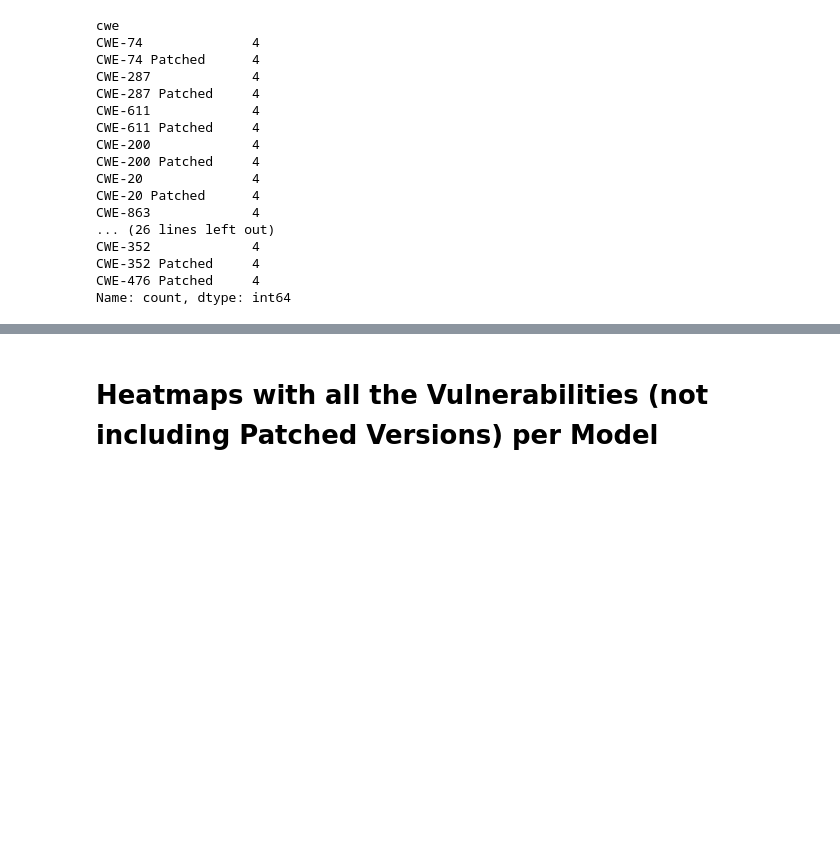
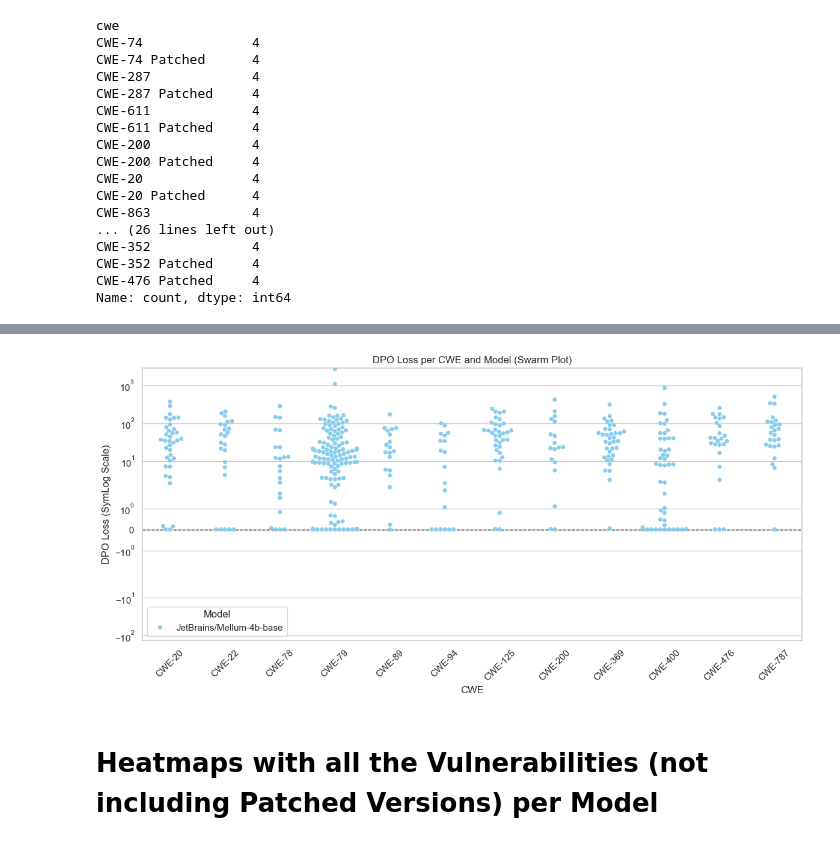
Before and after one commit to rufimelo99/lm-insecure-bias, a Jupyter notebook: sec_aware_cl/perplexity/perplexity.ipynb, the cells around one changed output, grey strips where cells are left out. Cells and saved outputs as stored; diff of their text form; code cells hidden in the pictures; blank space fills up the shorter version.

```diff
--- a/sec_aware_cl/perplexity/perplexity.ipynb
+++ b/sec_aware_cl/perplexity/perplexity.ipynb
@@ -406,0 +409,2 @@ Name: count, dtype: int64
+# %%
+framework_results_path = "../dpo_results/"
@@ -406,0 +479,10 @@ Name: count, dtype: int64
+# %%
+# Explode list-type columns for visualization
+list_columns = ["in_the_stack", "dpo_loss", "Aligned", "ppl_diff", "uncertainty_diff"]
+df = df.explode(list_columns, ignore_index=True)
+
+# Convert types for numerical plotting
+df["dpo_loss"] = df["dpo_loss"].astype(float)
+df["ppl_diff"] = df["ppl_diff"].astype(float)
+df["uncertainty_diff"] = df["uncertainty_diff"].astype(float)
+df[df["cwe"] == "CWE-74"]
@@ -407,3 +507,46 @@ Name: count, dtype: int64
+# %%
+import matplotlib.pyplot as plt
+import seaborn as sns
+
+# Set style
+sns.set(style="whitegrid", context="notebook")
+
+# Fix color palette
+paul_tol_palette = [
+    "#88CCEE", "#44AA99", "#332288", "#117733",
+    "#DDCC77", "#CC6677", "#AA4499", "#882255"
+]
+
+# Sort CWEs
+unique_cwes = df["cwe"].unique()
+sorted_unique_cwes = sorted(unique_cwes, key=lambda x: int(x.split('-')[1]))
+
+# Optional: Limit to top N CWEs if too many
+top_cwes = df["cwe"].value_counts().nlargest(12).index
+df_top = df[df["cwe"].isin(top_cwes)]
+
+# Plot: Swarm plot
+plt.figure(figsize=(12, 6))
+sns.swarmplot(
+    data=df_top,
+    x="cwe",
+    y="dpo_loss",
+    hue="model",
+    order=sorted(top_cwes, key=lambda x: int(x.split('-')[1])),
+    palette=paul_tol_palette,
+    dodge=True
+)
+plt.axhline(0, color="black", linestyle="--", linewidth=1)  # Zero reference line
+plt.title("DPO Loss per CWE and Model (Swarm Plot)")
+plt.xlabel("CWE")
+plt.ylabel("DPO Loss (SymLog Scale)")
+plt.yscale("symlog")  # Optional: remove this if log scale isn't helpful
+plt.xticks(rotation=45)
+plt.legend(title="Model")
+plt.tight_layout()
+plt.show()
+# %% [output]
+[figure, added]
 # %% [markdown]
 # Heatmaps with all the Vulnerabilities (not including Patched Versions) per Model
 # %%
```
Also changed, not shown: parts of 10 cells of this notebook.
